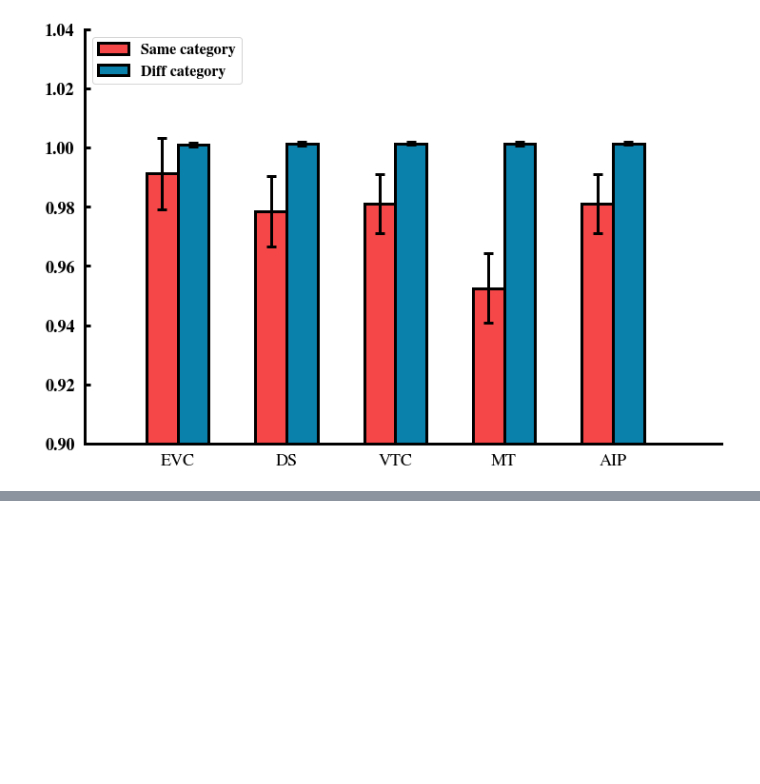
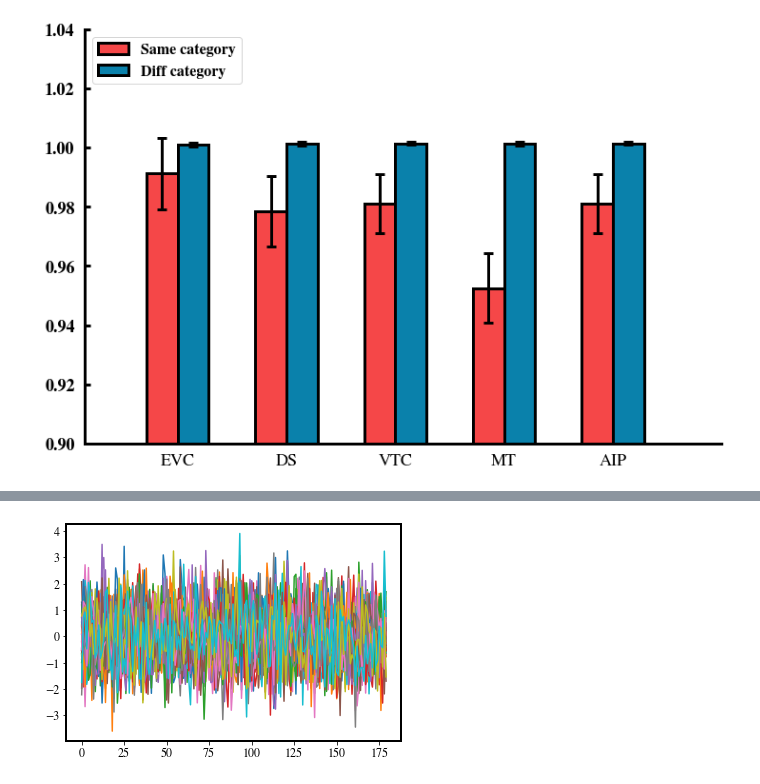
Before and after one commit to Blink621/HAD-fmri, a Jupyter notebook: analysis/ISC.ipynb, the cells around one changed output, grey strips where cells are left out. Saved outputs shown, nothing was run; the diff lists cells and outputs as text; code cells hidden in the pictures; blank space fills up the shorter version.

```diff
--- a/analysis/ISC.ipynb
+++ b/analysis/ISC.ipynb
@@ -300,0 +369,7 @@ ax.spines['left'].set_linewidth(3)
+# %%
+voxel = 15389
+voxel_beta = beta_sum[:, :, voxel]
+for sub_idx in range(n_sub):
+    plt.plot(voxel_beta[sub_idx, :])
+# %% [output]
+[figure, added]
```
Also changed, not shown: parts of 7 cells of this notebook, 8 other files.
